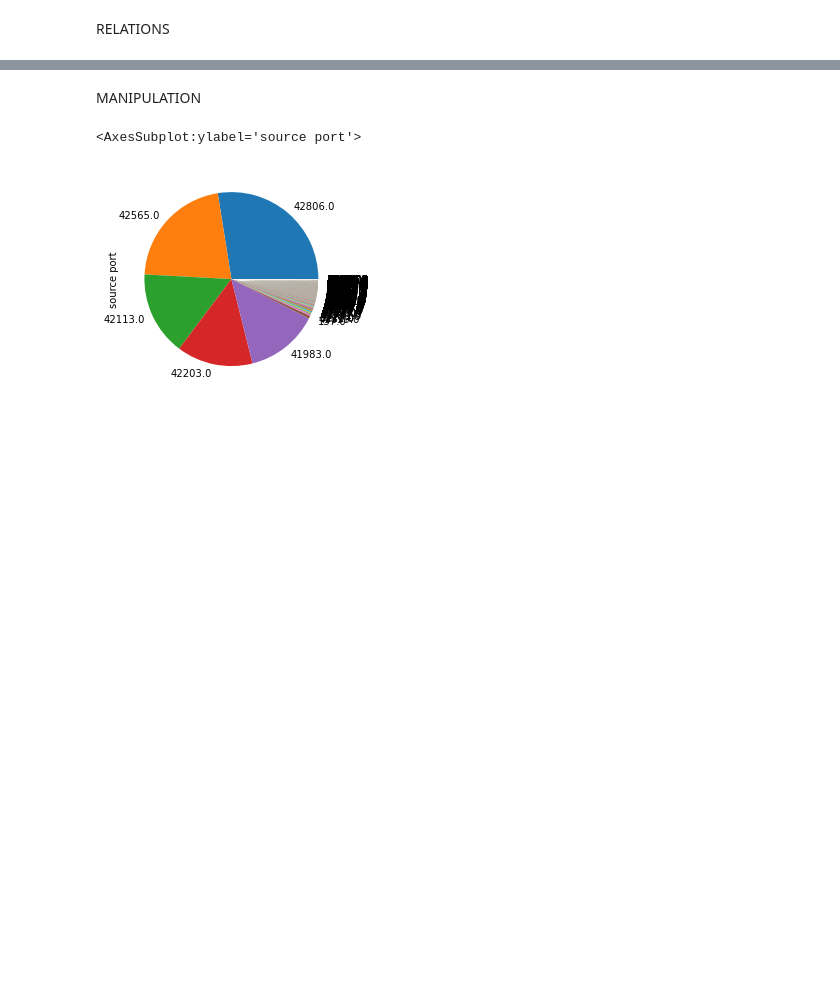
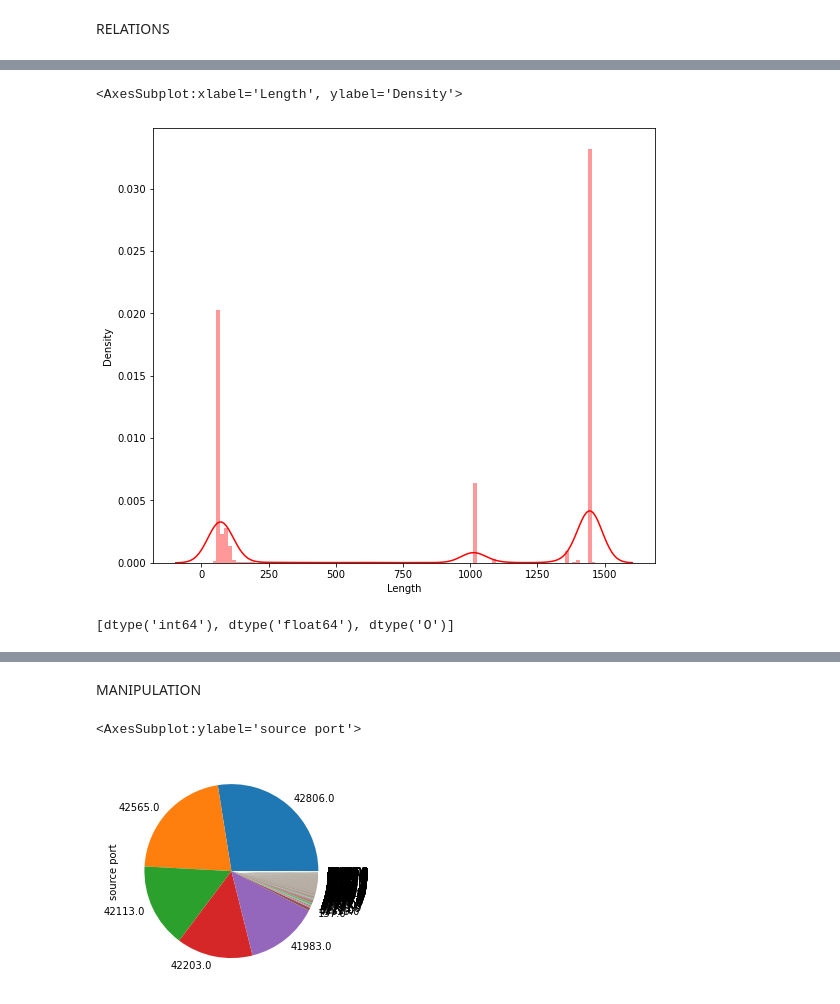
Before and after one commit to ghalibbajwa/Streaming-Detection-Using-Packet-Data, a Jupyter notebook: EDA.ipynb, the cells around one changed output, grey strips where cells are left out. Saved outputs shown, nothing was run; the diff lists cells and outputs as text; code cells hidden in the pictures; blank space fills up the shorter version.

```diff
--- a/EDA.ipynb
+++ b/EDA.ipynb
@@ -86,0 +175,10 @@ sns.pairplot(dfshort, diag_kind = 'kde',
+# %%
+plt.figure(figsize=(9, 8))
+sns.distplot(df['Length'], color='r', bins=100, hist_kws={'alpha': 0.4})
+# %% [output]
+<AxesSubplot:xlabel='Length', ylabel='Density'>
+[figure, added]
+# %%
+list(set(df.dtypes.tolist())) # check the data types
+# %% [output]
+[dtype('int64'), dtype('float64'), dtype('O')]
```
Also changed, not shown: parts of 25 cells of this notebook.
